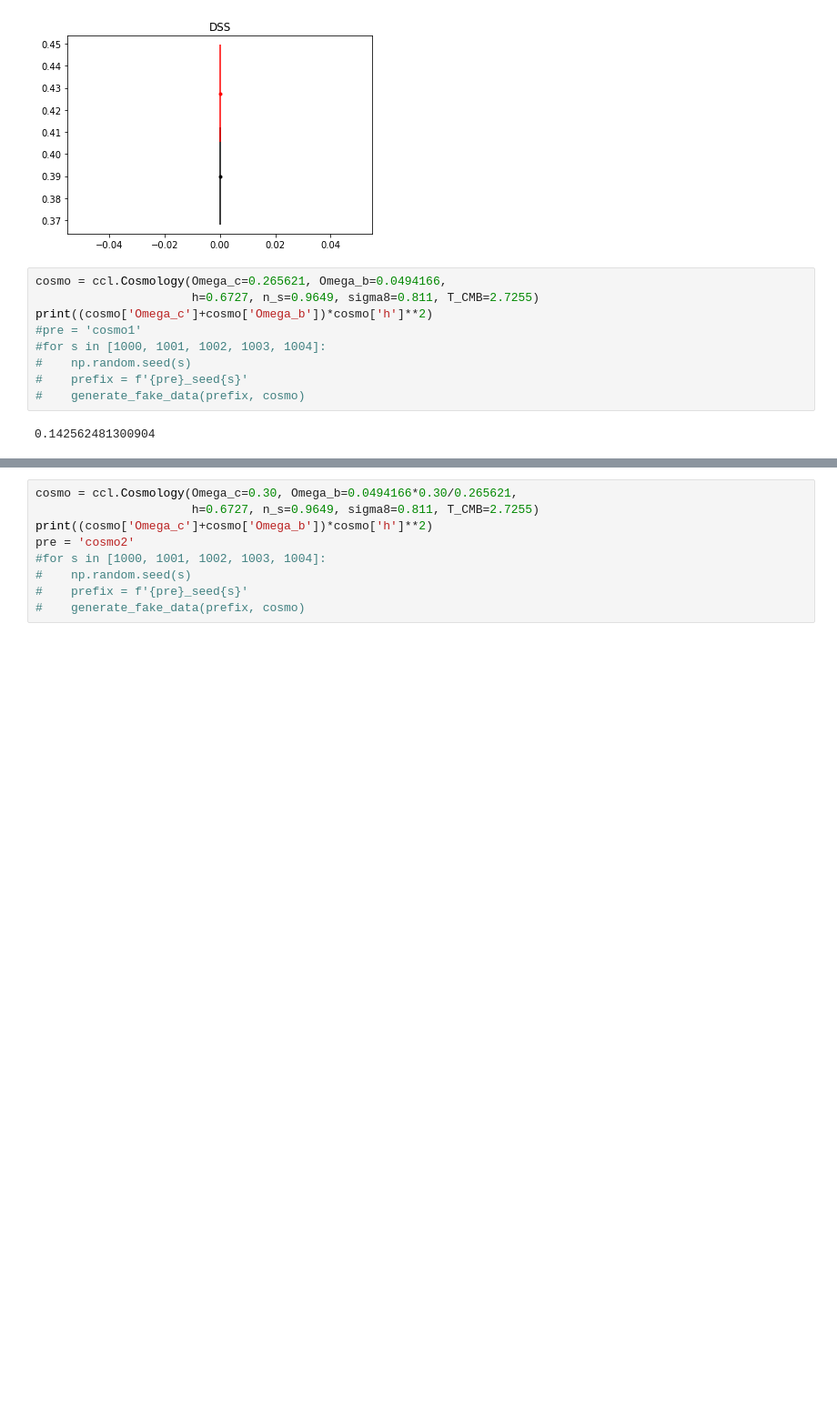
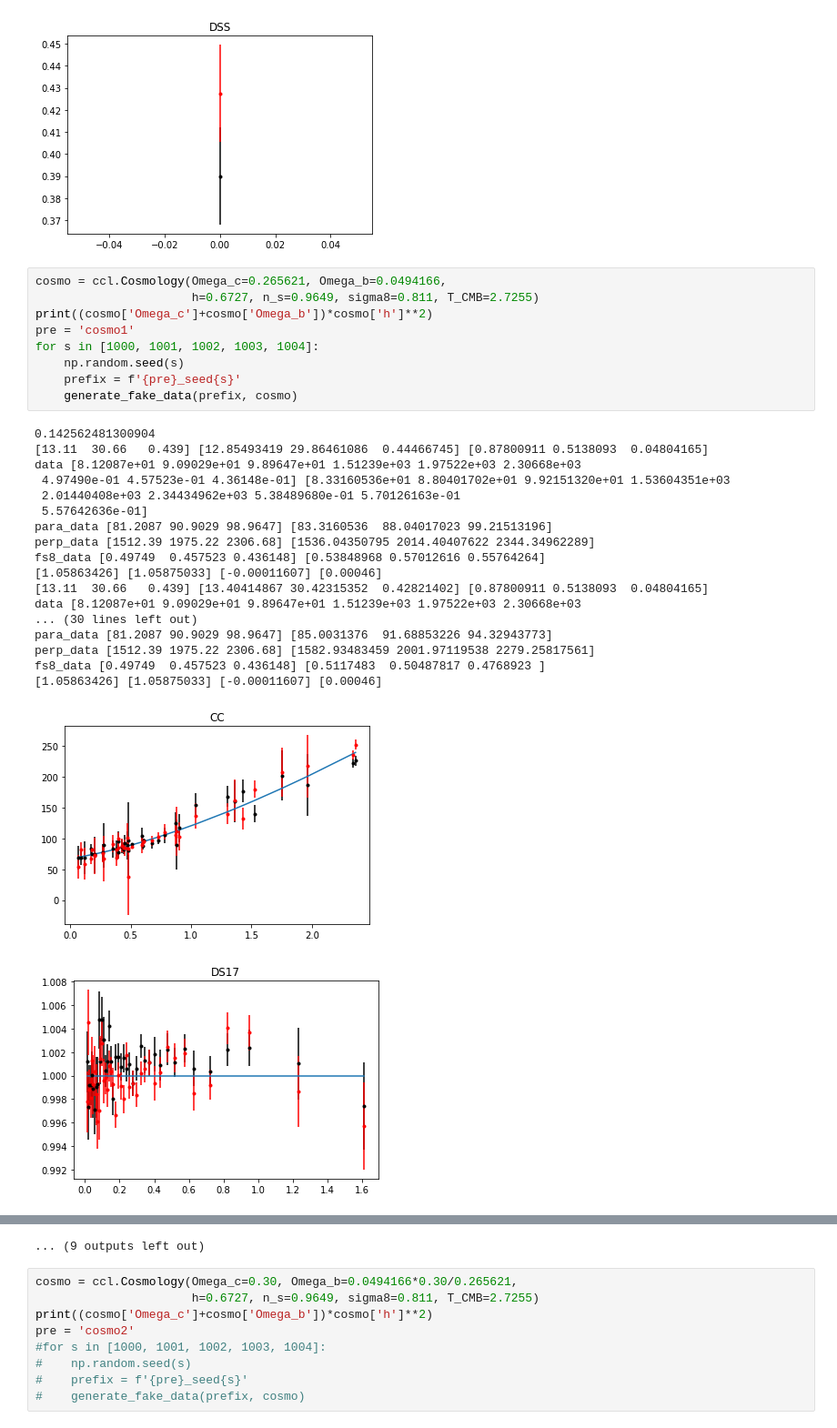
Before and after one commit to JaimeRZP/Growz, a Jupyter notebook: notebooks/DataChallenge.ipynb, the cells around one changed output, grey strips where cells are left out. Shown at 91% size. Saved outputs shown, nothing was run; the diff lists cells and outputs as text; blank space fills up the shorter version.

```diff
--- a/notebooks/DataChallenge.ipynb
+++ b/notebooks/DataChallenge.ipynb
@@ -278,11 +279,29 @@ fs8_data [0.49749  0.457523 0.436148] [0.47603579 0.47413043 0.46881634]
 # %%
 cosmo = ccl.Cosmology(Omega_c=0.265621, Omega_b=0.0494166,
                       h=0.6727, n_s=0.9649, sigma8=0.811, T_CMB=2.7255)
 print((cosmo['Omega_c']+cosmo['Omega_b'])*cosmo['h']**2)
-#pre = 'cosmo1'
-#for s in [1000, 1001, 1002, 1003, 1004]:
-#    np.random.seed(s)
-#    prefix = f'{pre}_seed{s}'
-#    generate_fake_data(prefix, cosmo)
+pre = 'cosmo1'
+for s in [1000, 1001, 1002, 1003, 1004]:
+    np.random.seed(s)
+    prefix = f'{pre}_seed{s}'
+    generate_fake_data(prefix, cosmo)
 # %% [output]
 0.142562481300904
+[13.11  30.66   0.439] [12.85493419 29.86461086  0.44466745] [0.87800911 0.5138093  0.04804165]
+data [8.12087e+01 9.09029e+01 9.89647e+01 1.51239e+03 1.97522e+03 2.30668e+03
+ 4.97490e-01 4.57523e-01 4.36148e-01] [8.33160536e+01 8.80401702e+01 9.92151320e+01 1.53604351e+03
+ 2.01440408e+03 2.34434962e+03 5.38489680e-01 5.70126163e-01
+ 5.57642636e-01]
+para_data [81.2087 90.9029 98.9647] [83.3160536  88.04017023 99.21513196]
+perp_data [1512.39 1975.22 2306.68] [1536.04350795 2014.40407622 2344.34962289]
+fs8_data [0.49749  0.457523 0.436148] [0.53848968 0.57012616 0.55764264]
+[1.05863426] [1.05875033] [-0.00011607] [0.00046]
+[13.11  30.66   0.439] [13.40414867 30.42315352  0.42821402] [0.87800911 0.5138093  0.04804165]
+data [8.12087e+01 9.09029e+01 9.89647e+01 1.51239e+03 1.97522e+03 2.30668e+03
+... (30 lines left out)
+para_data [81.2087 90.9029 98.9647] [85.0031376  91.68853226 94.32943773]
+perp_data [1512.39 1975.22 2306.68] [1582.93483459 2001.97119538 2279.25817561]
+fs8_data [0.49749  0.457523 0.436148] [0.5117483  0.50487817 0.4768923 ]
+[1.05863426] [1.05875033] [-0.00011607] [0.00046]
+[figure, added]
+[figure, added]
@@ -289,3 +317,4 @@ print((cosmo['Omega_c']+cosmo['Omega_b'])*cosmo['h']**2)
+... (9 outputs left out)
 # %%
 cosmo = ccl.Cosmology(Omega_c=0.30, Omega_b=0.0494166*0.30/0.265621,
                       h=0.6727, n_s=0.9649, sigma8=0.811, T_CMB=2.7255)
```
Also changed, not shown: parts of 5 cells of this notebook, 23 other files.
